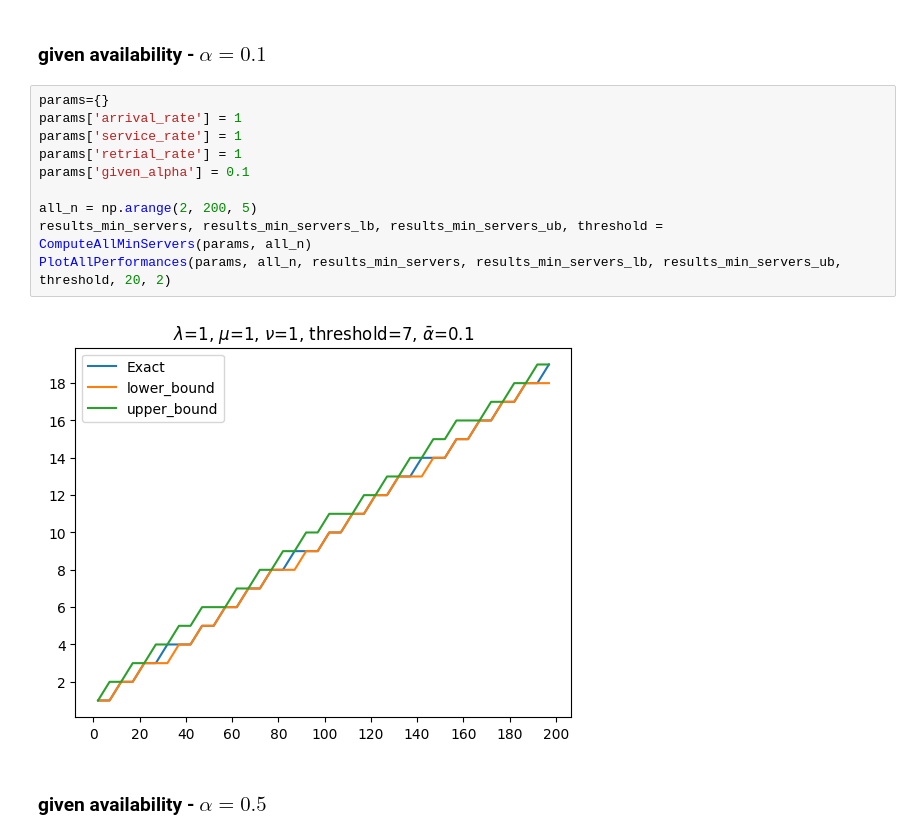
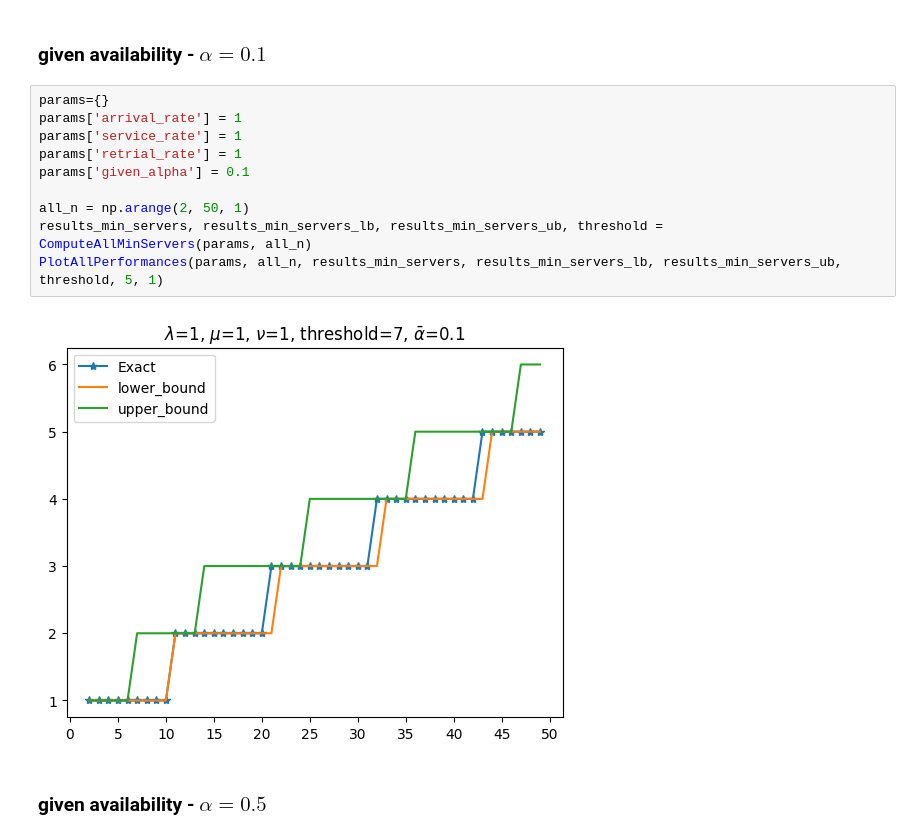
Before and after one commit to Xiaobing-S/Staffing-Finite-Service-Systems---Simulation, a Jupyter notebook: SimulationReport.ipynb, the cells around one changed output. Cells and saved outputs as stored; diff of their text form.

Commit message:
Update results.

```diff
--- a/SimulationReport.ipynb
+++ b/SimulationReport.ipynb
@@ -9,15 +9,15 @@ from Metrics import *
 # %%
 params={}
 params['arrival_rate'] = 1
 params['service_rate'] = 1
 params['retrial_rate'] = 1
 params['given_alpha'] = 0.1
 
-all_n = np.arange(2, 200, 5)
+all_n = np.arange(2, 50, 1)
 results_min_servers, results_min_servers_lb, results_min_servers_ub, threshold = ComputeAllMinServers(params, all_n)
-PlotAllPerformances(params, all_n, results_min_servers, results_min_servers_lb, results_min_servers_ub, threshold, 20, 2)
+PlotAllPerformances(params, all_n, results_min_servers, results_min_servers_lb, results_min_servers_ub, threshold, 5, 1)
 # %% [output]
-[figure, old version]
+[figure, new version]
 # %% [markdown]
 ### given availability - $\alpha = 0.5$
 # %%
```
Also changed, not shown: parts of 8 cells of this notebook, 2 other files.
